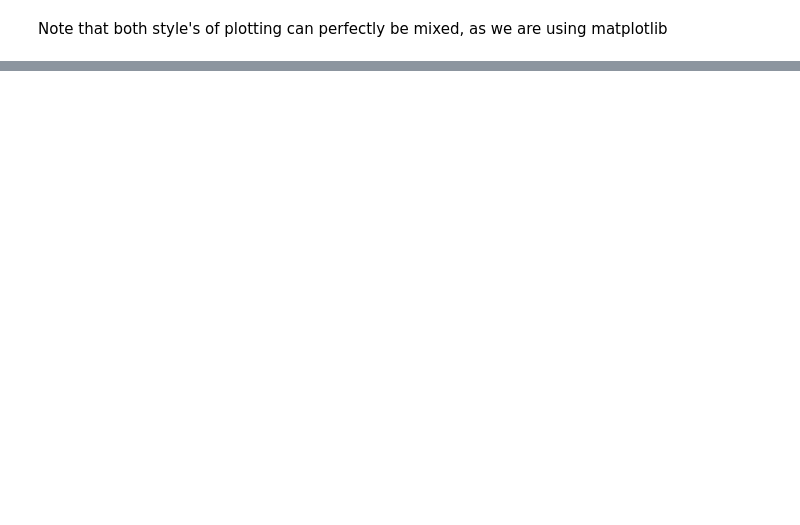
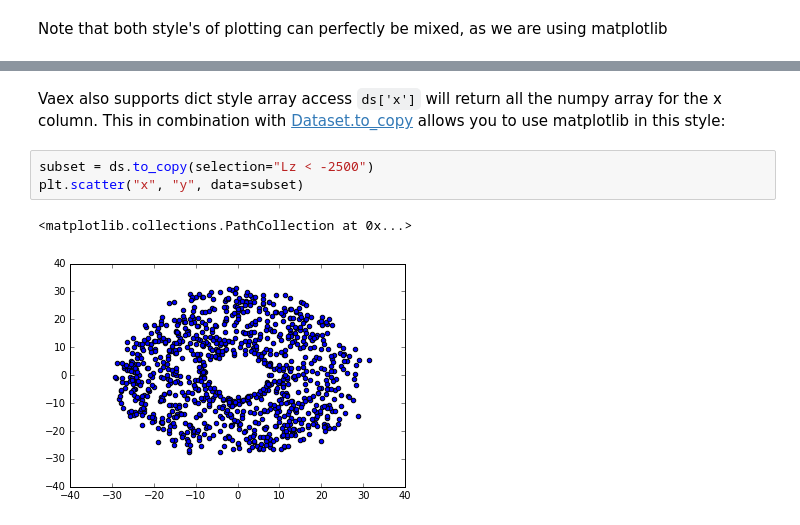
Before and after one commit to vaexio/vaex, a Jupyter notebook: examples/advanced_plotting.ipynb, the cells around one changed output, grey strips where cells are left out. Saved outputs shown, nothing was run; the diff lists cells and outputs as text; blank space fills up the shorter version.

Commit message:
doc: example using data=ds

```diff
--- a/examples/advanced_plotting.ipynb
+++ b/examples/advanced_plotting.ipynb
@@ -120,0 +121,8 @@ ds.scatter("x", "y", selection="Lz < -2500", c="green", alpha=0.5);
+# %% [markdown]
+Vaex also supports dict style array access `ds['x']` will return all the numpy array for the x column. This in combination with [Dataset.to_copy](api.html#vaex.dataset.Dataset.to_copy) allows you to use matplotlib in this style:
+# %%
+subset = ds.to_copy(selection="Lz < -2500")
+plt.scatter("x", "y", data=subset)
+# %% [output]
+<matplotlib.collections.PathCollection at 0x...>
+[figure, added]
```
Also changed, not shown: parts of 12 cells of this notebook.
